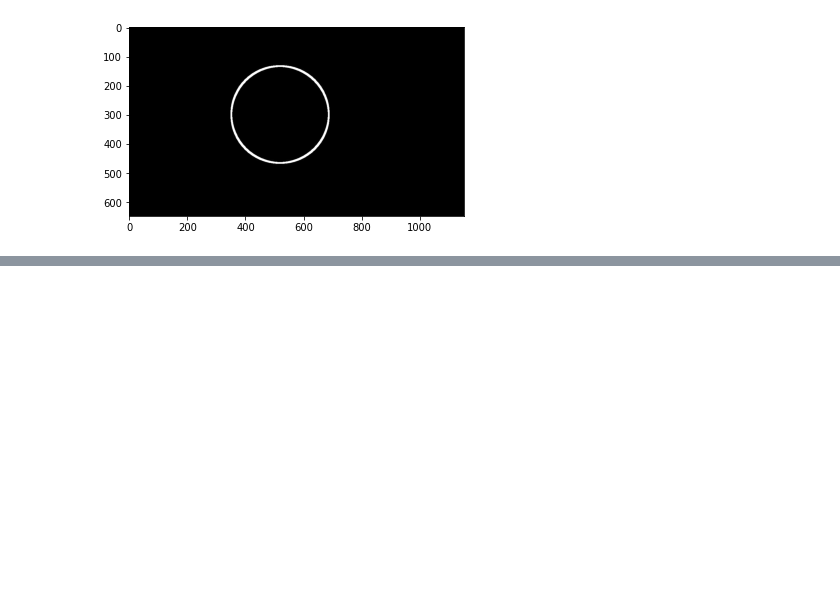
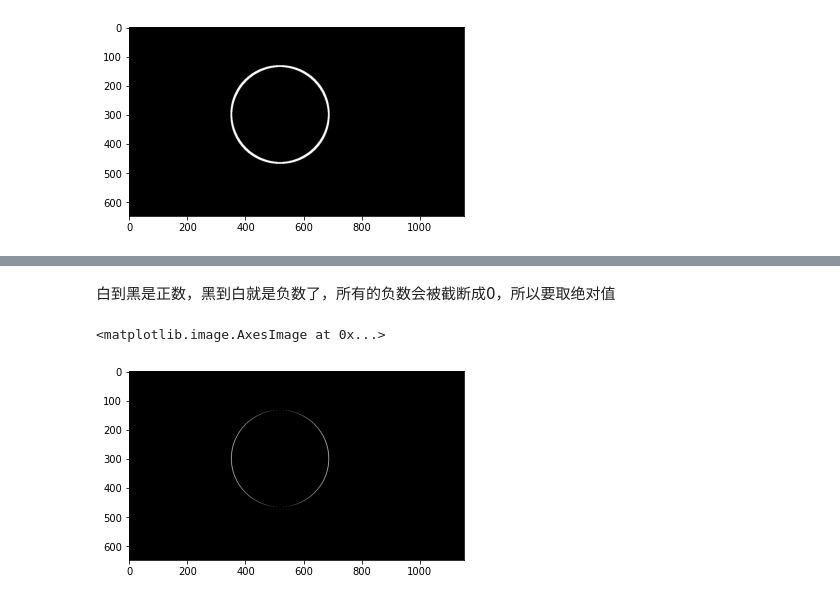
Before and after one commit to weiyd/OpenCV-Python-Tutorials, a Jupyter notebook: 2图形形态学处理/图形形态学处理.ipynb, the cells around one changed output, grey strips where cells are left out. Drawn from its saved outputs; the diff is of its cells as text; code cells hidden in the pictures; blank space fills up the shorter version.

```diff
--- a/2图形形态学处理/图形形态学处理.ipynb
+++ b/2图形形态学处理/图形形态学处理.ipynb
@@ -149,0 +170,9 @@ plt.imshow(gradient,cmap="gray")
+# %% [markdown]
+白到黑是正数，黑到白就是负数了，所有的负数会被截断成0，所以要取绝对值
+# %%
+sobel_x = cv2.Sobel(src=img,ddepth=cv2.CV_64F,dx=1,dy=0,ksize=1)
+sobel_x_abs = cv2.convertScaleAbs(sobel_x)
+plt.imshow(sobel_x_abs,cmap="gray")
+# %% [output]
+<matplotlib.image.AxesImage at 0x...>
+[figure, added]
```
Also changed, not shown: parts of 10 cells of this notebook, 1 other file.
